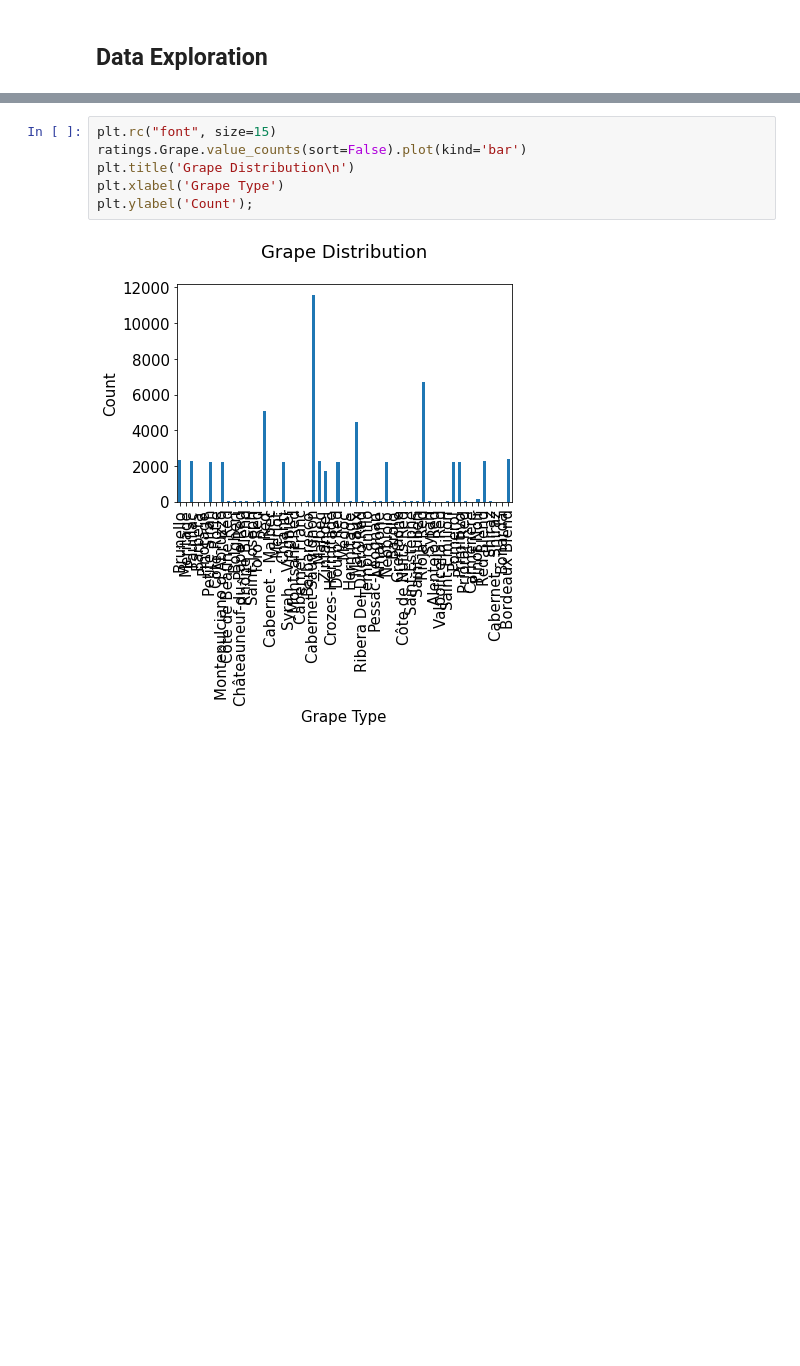
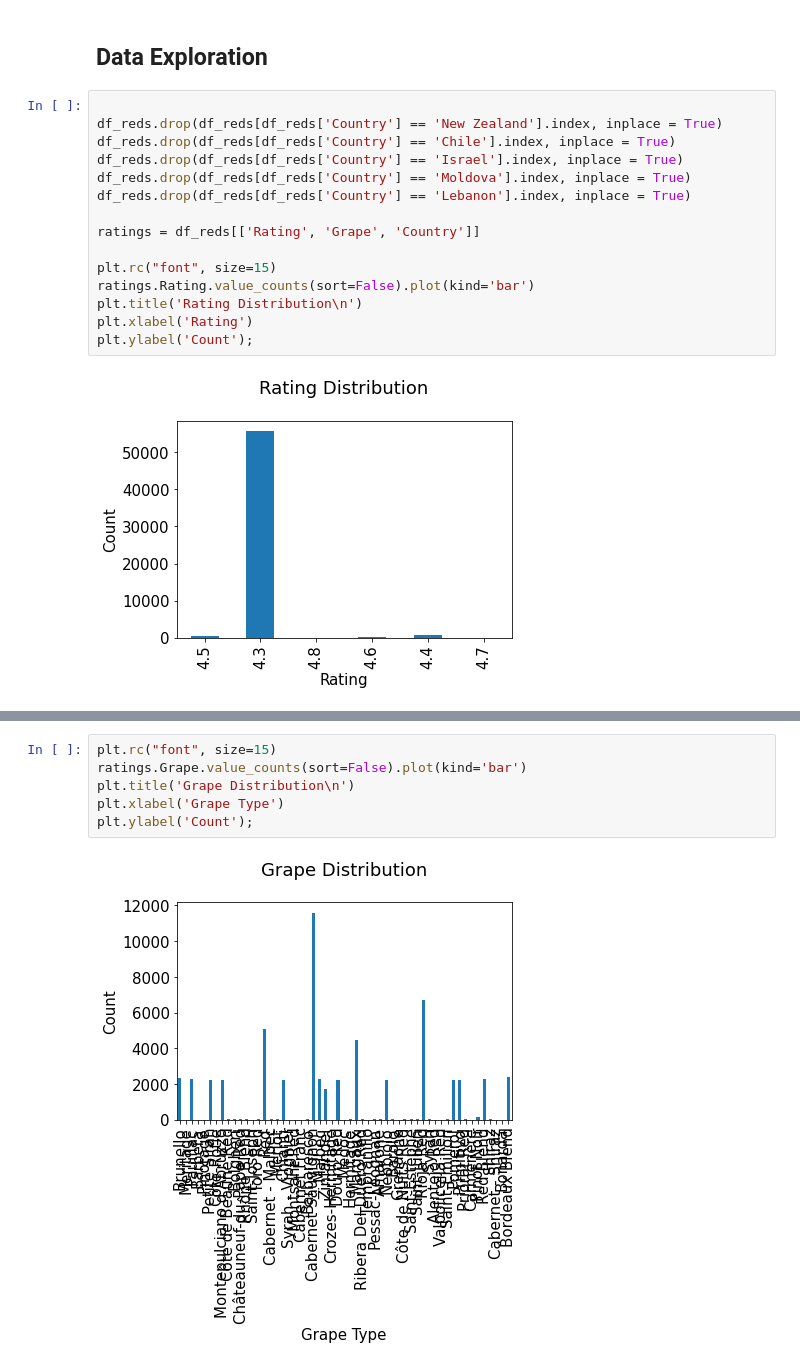
Before and after one commit to dylanw-main/Data_Analytics, a Jupyter notebook: Final_Project_Notebook.ipynb, the cells around one changed output, grey strips where cells are left out. Saved outputs shown, nothing was run; the diff lists cells and outputs as text; blank space fills up the shorter version.

```diff
--- a/Final_Project_Notebook.ipynb
+++ b/Final_Project_Notebook.ipynb
@@ -155,4 +155,21 @@ df_reds.head()
 | 4 | Realm | Farella Vineyard | 239.95 | 2016 | Cabernet Sauvignon | Coombsville | United States | 4.8 | 3.247900 | 1.583510 | 3.424210 | ... |
 # %% [markdown]
 ## Data Exploration
+# %%
+
+df_reds.drop(df_reds[df_reds['Country'] == 'New Zealand'].index, inplace = True)
+df_reds.drop(df_reds[df_reds['Country'] == 'Chile'].index, inplace = True)
+df_reds.drop(df_reds[df_reds['Country'] == 'Israel'].index, inplace = True)
+df_reds.drop(df_reds[df_reds['Country'] == 'Moldova'].index, inplace = True)
+df_reds.drop(df_reds[df_reds['Country'] == 'Lebanon'].index, inplace = True)
+
+ratings = df_reds[['Rating', 'Grape', 'Country']]
+
+plt.rc("font", size=15)
+ratings.Rating.value_counts(sort=False).plot(kind='bar')
+plt.title('Rating Distribution\n')
+plt.xlabel('Rating')
+plt.ylabel('Count');
+# %% [output]
+[figure, added]
 # %%
```
Also changed, not shown: parts of 5 cells of this notebook.
